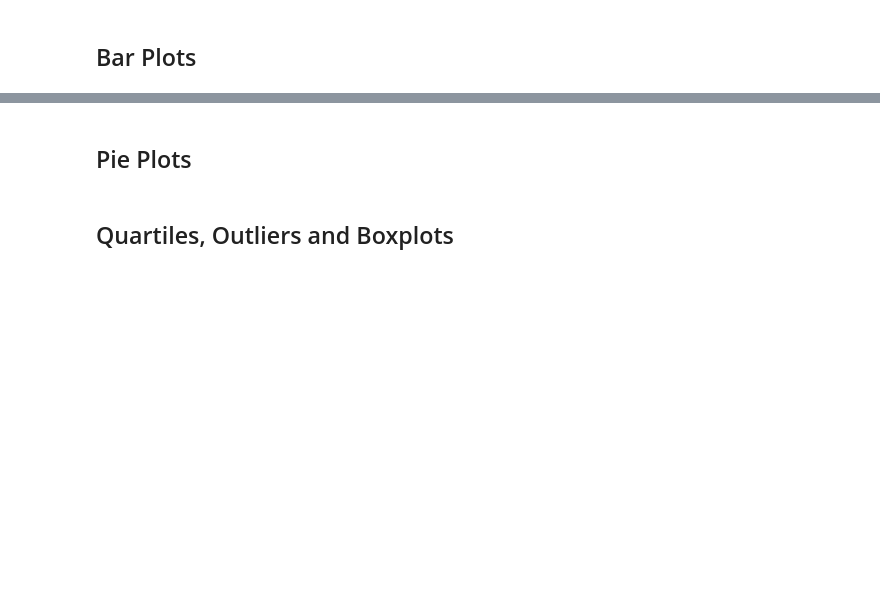
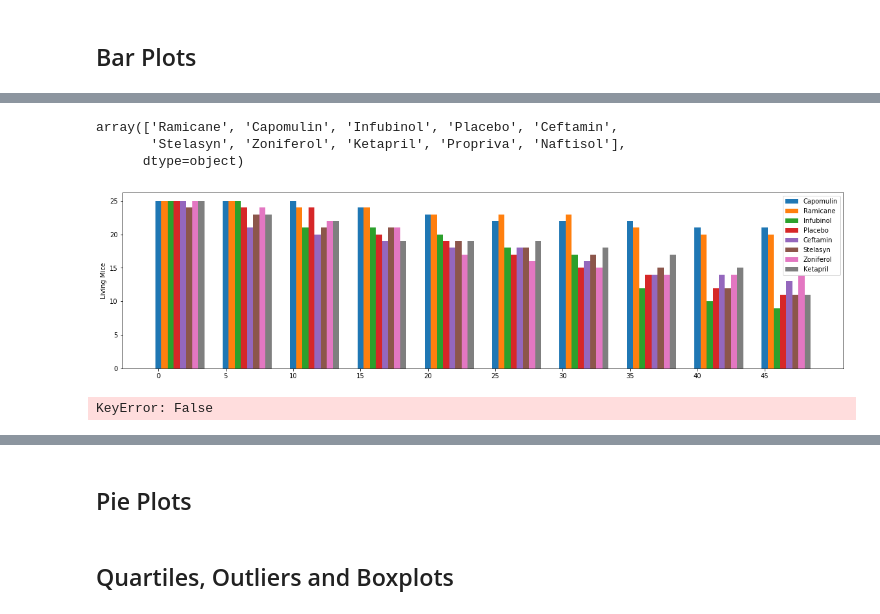
Before and after one commit to KathrynPanger/pharmaceutical-testing, a Jupyter notebook: pymaceuticals_starter.ipynb, the cells around one changed output, grey strips where cells are left out. Cells and saved outputs as stored; diff of their text form; code cells hidden in the pictures; blank space fills up the shorter version.

Commit message:
created a magnificent bar chart

```diff
--- a/pymaceuticals_starter.ipynb
+++ b/pymaceuticals_starter.ipynb
@@ -174,0 +249,56 @@ drug_summary_stats3
+# %%
+drugs
+# %% [output]
+array(['Ramicane', 'Capomulin', 'Infubinol', 'Placebo', 'Ceftamin',
+       'Stelasyn', 'Zoniferol', 'Ketapril', 'Propriva', 'Naftisol'],
+      dtype=object)
+# %%
+#THIS IS THE CELL THAT ACTUALLY WORKS START HERE
+timepoints=["0", "5","10","15","20","25","30","35","40","45"]
+still_alive=clean_mouse_df.groupby(["Drug Regimen","Timepoint"]).count()
+new=still_alive.add_suffix('_Count').reset_index()
+
+#Create a dataset for each drug separately
+capomulin=imputed_df.loc[new["Drug Regimen"]=="Capomulin"]
+ramicane=imputed_df.loc[new["Drug Regimen"]=="Ramicane"]
+infubinol=imputed_df.loc[new["Drug Regimen"]=="Infubinol"]
+placebo=imputed_df.loc[new["Drug Regimen"]=="Placebo"]
+ceftamin=imputed_df.loc[new["Drug Regimen"]=="Ceftamin"]
+stelasyn=imputed_df.loc[new["Drug Regimen"]=="Stelasyn"]
+zoniferol=imputed_df.loc[new["Drug Regimen"]=="Zoniferol"]
+ketapril=imputed_df.loc[new["Drug Regimen"]=="Ketapril"]
+
+#Create equally spaced "frames" to put the bars in so that they are perfectly spaced out and touching.
+#(this code is stolen: https://stackoverflow.com/questions/50797116/equally-spaced-elements-between-two-given-number)
+#I know we aren't supposed to borrow code- does citing my source help? Also, isn't this code cool?
+
+x = 0
+y = 1
+n = 12
+step = (y - x) / (n - 1)
+
+frames = [x + step * i for i in range(n)]
+frame_width=frames[1]-frames[0]
+
+#Plot
+xpos=np.arange(len(timepoints))
+plt.xticks(xpos,timepoints)
+plt.bar(xpos+frames[0],capomulin["Mouse ID_Count"], label="Capomulin",width=(frame_width))
+plt.bar(xpos+frames[1],ramicane["Mouse ID_Count"], label="Ramicane", width=(frame_width))
+plt.bar(xpos+frames[2],infubinol["Mouse ID_Count"], label="Infubinol", width=(frame_width))
+plt.bar(xpos+frames[3],placebo["Mouse ID_Count"], label="Placebo", width=(frame_width))
+plt.bar(xpos+frames[4],ceftamin["Mouse ID_Count"], label="Ceftamin", width=(frame_width))
+plt.bar(xpos+frames[5],stelasyn["Mouse ID_Count"], label="Stelasyn", width=(frame_width))
+plt.bar(xpos+frames[6],zoniferol["Mouse ID_Count"], label="Zoniferol", width=(frame_width))
+plt.bar(xpos+frames[7],ketapril["Mouse ID_Count"], label="Ketapril", width=(frame_width))
+
+#plt.xlabel("Time Point")
+plt.ylabel("Living Mice")
+plt.legend()
+plt.rcParams["figure.figsize"] = [20,5]
+# %% [output]
+[figure, added]
+# %%
+type(new["Timepoint"].loc[new["Timepoints"==1]])
+# %% [output]
+KeyError: False
```
Also changed, not shown: parts of 7 cells of this notebook.
